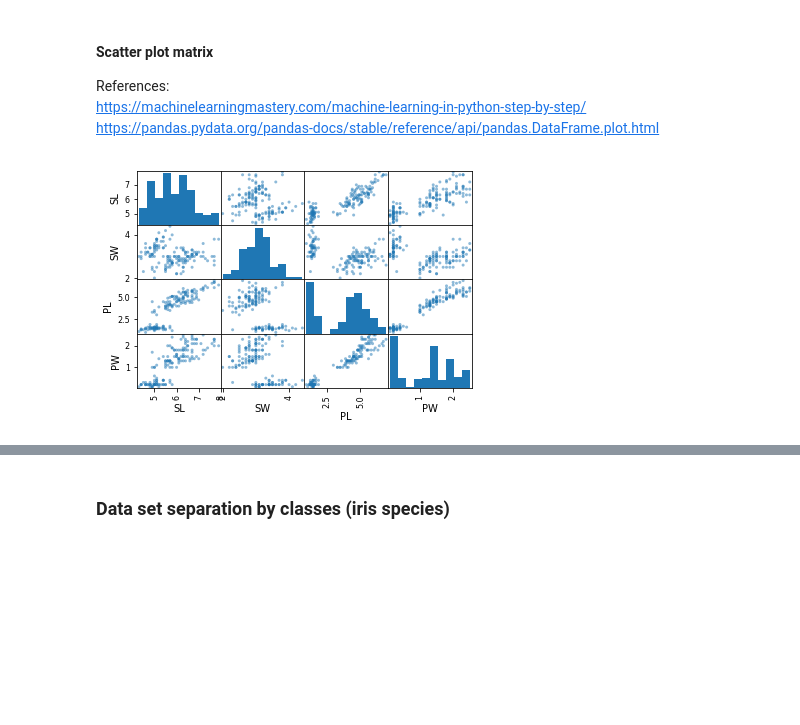
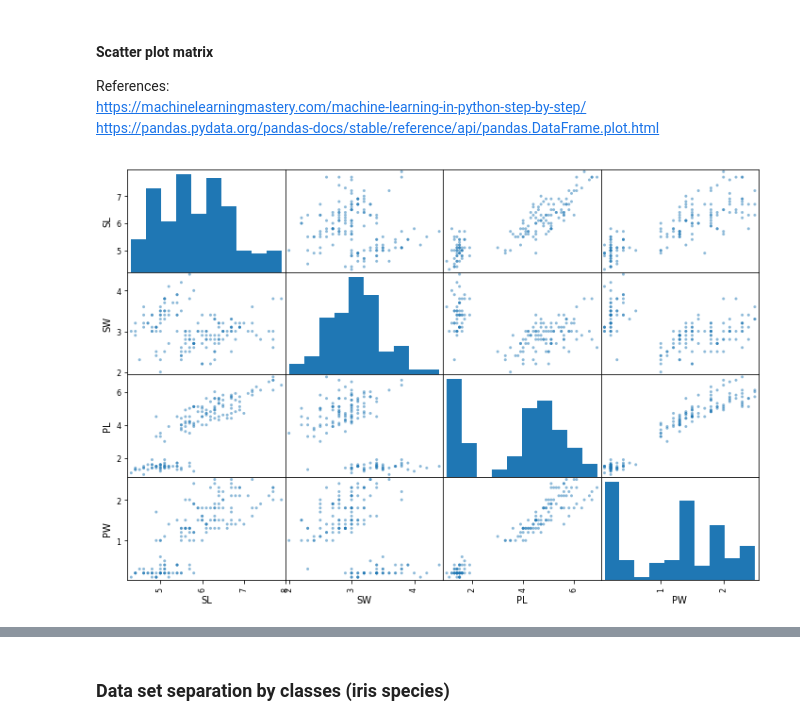
Before and after one commit to andkoc001/PandS-Project2019, a Jupyter notebook: PandS_Project_2019.ipynb, the cells around one changed output, grey strips where cells are left out. Drawn from its saved outputs; the diff is of its cells as text; code cells hidden in the pictures; blank space fills up the shorter version.

Commit message:
Plots added.

```diff
--- a/PandS_Project_2019.ipynb
+++ b/PandS_Project_2019.ipynb
@@ -156,7 +156,7 @@ References:
 https://machinelearningmastery.com/machine-learning-in-python-step-by-step/
 https://pandas.pydata.org/pandas-docs/stable/reference/api/pandas.DataFrame.plot.html
 # %%
-pd.plotting.scatter_matrix(ids)
+pd.plotting.scatter_matrix(ids,figsize=(12,8))
 pl.show()
 # %% [output]
-[figure, old version]
+[figure, new version]
```
Also changed, not shown: parts of 13 cells of this notebook.
